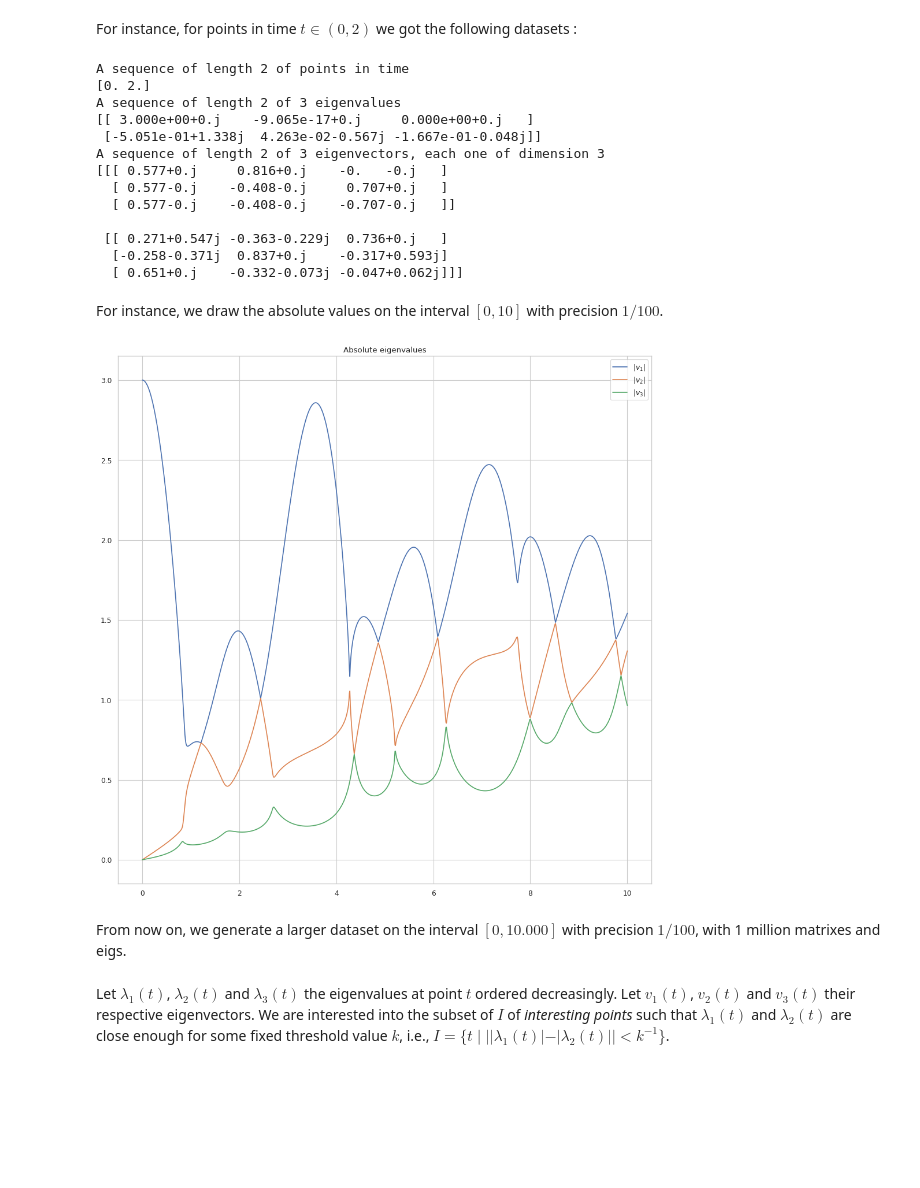
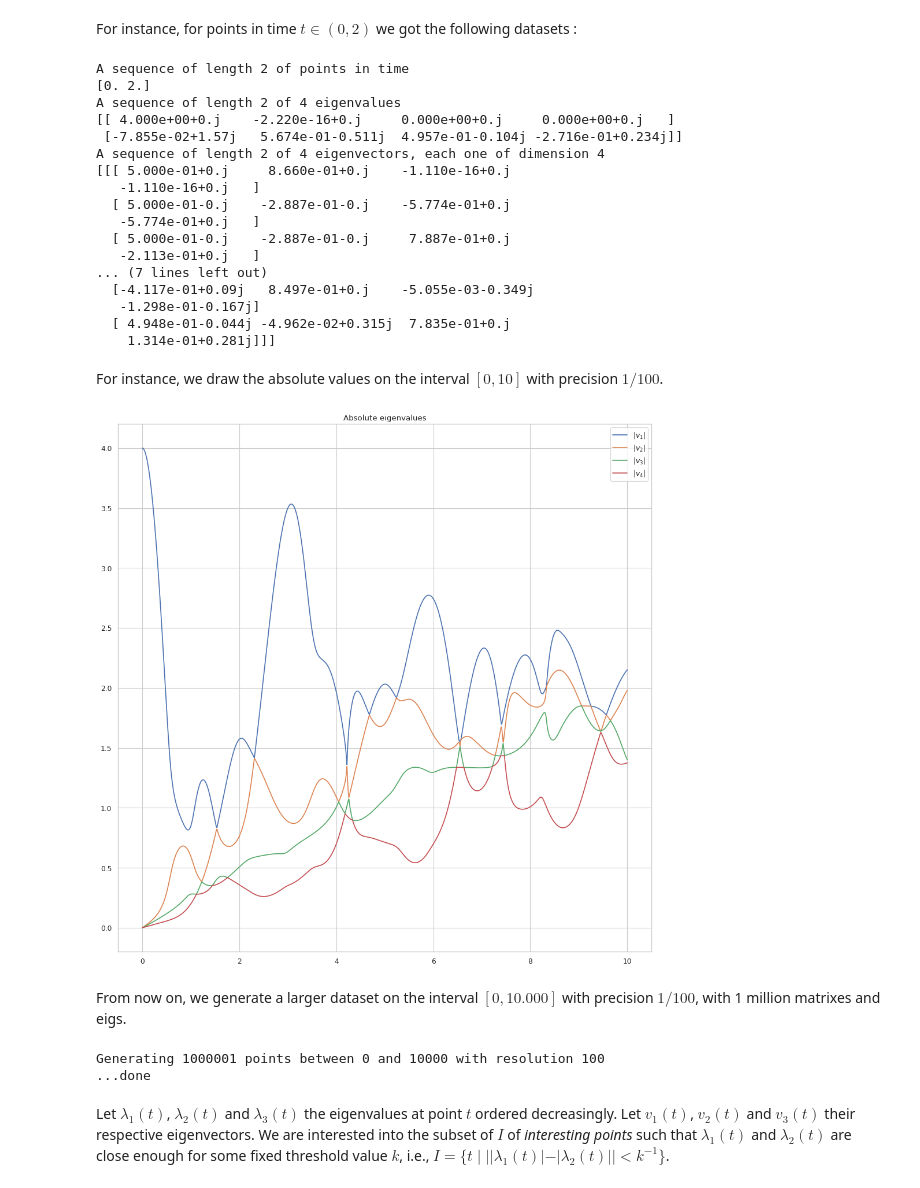
Before and after one commit to romulusFR/unc-misc-isea, a Jupyter notebook: maths/eig_of_matrices.ipynb, the cells around one changed output. Drawn from its saved outputs; the diff is of its cells as text; code cells hidden in the pictures; blank space fills up the shorter version.

```diff
--- a/maths/eig_of_matrices.ipynb
+++ b/maths/eig_of_matrices.ipynb
@@ -26,7 +26,7 @@ Coefficients $k_{x,y}$ constitue a $3 \times 3$ indexed sequence of real numbers
 # %%
 # primes nombers
 primes = [1, 2, 3, 5, 7, 11, 13, 17, 19, 23, 29, 31, 37, 41, 43, 47, 53, 59, 61, 67, 71, 73, 79, 83, 89, 97]
-NDIM = 3
+NDIM = 4
 
 
 def gen_matrix(t=1, factors=None):
@@ -34,7 +34,7 @@ def gen_matrix(t=1, factors=None):
     # default value
     if factors is None:
         factors = np.sqrt(primes[: NDIM**2])
-    return np.exp(np.array(factors, dtype=np.cdouble) * t * 1j).reshape(NDIM, NDIM)
+    return np.exp(np.array(factors, dtype=np.clongdouble) * t * 1j).reshape(NDIM, NDIM)
 # %% [markdown]
 We display for instance the matrix $M(1)$ below.
 # %%
@@ -75,16 +76,16 @@ As an example, let's extract eigenvalues $v_i$ and vectors $\lambda_i$ from $M(1
 - the eigenvectors are normalized
 - eigenvectors $v_i$ are such that $\lambda_i v_i =  M v_i$
 # %%
-vals, vecs = extract_eivs(M)
-print(f"Eigenvalues: {vals}")
-print(f"Absolute values (sorted): {np.absolute(vals)}")
-print(f"Eigenvectors:\n{vecs}")
+M_vals, M_vecs = extract_eivs(M)
+print(f"Eigenvalues: {M_vals}")
+print(f"Absolute values (sorted): {np.absolute(M_vals)}")
+print(f"Eigenvectors:\n{M_vecs}")
 
 # sanity check on each dimension
 for n in range(NDIM):
     # chek that the n-th eigenvectors is related to the n-th eigenvalue
-    redo = M @ vecs[:, n]
-    norm = np.sum(np.absolute(vecs[:, n] * vecs[:, n]))
-    assert np.allclose(redo, vals[n]*vecs[:, n])
+    redo = M @ M_vecs[:, n]
+    norm = np.sum(np.absolute(M_vecs[:, n] * M_vecs[:, n]))
+    assert np.allclose(redo, M_vals[n]*M_vecs[:, n])
     assert np.isclose(norm, 1.0)
 # %% [output]
@@ -97,7 +99,7 @@ Eigenvectors:
 # %% [markdown]
 Now, with given a minimum time $t_1$, a maximum time $t_n$ and a number of points $n$, we generate a sequence of equally spaced points in time $T = (t_1, \dots, t_n)$, then we compute all $M(t_i)$ and their associated eigenvalues and vectors.
 # %%
-def get_all_eivs(mini, maxi, nb):
+def get_all_eivs(mini, maxi, nb, factory = gen_matrix):
     """Returns a 3*nb array of eigenvalues : 1st row the largest modulus of each matrix, 2nd and 3rd, for nb parameters betwen mini an dmaxi
 
     ts: the points in time
@@ -105,50 +107,52 @@ def get_all_eivs(mini, maxi, nb):
     vecs: the eigenvectors
     """
     ts = np.linspace(mini, maxi, nb)
-    res = [extract_eivs(gen_matrix(t)) for t in ts]
+    res = [extract_eivs(factory(t)) for t in ts]
     # unzip
     vals, vecs = zip(*res)
     # vals = np.apply_along_axis(lambda t: extract_eivs(gen_matrix(t))[1], 0, ts.reshape(1, -1))
     # vecs = np.apply_along_axis(lambda t: extract_eivs(gen_matrix(t))[1], 0, ts.reshape(1, -1))
-
     return ts, np.array(vals), np.array(vecs)
 # %% [markdown]
 For instance, for points in time $t \in (0, 2)$ we got the following datasets :
 # %%
-ts, vs, es = get_all_eivs(0, 2, 2)
-print(f"A sequence of length 2 of points in time\n{ts}")
-print(f"A sequence of length 2 of {NDIM} eigenvalues\n{vs}")
-print(f"A sequence of length 2 of {NDIM} eigenvectors, each one of dimension {NDIM}\n{es}")
+ts_2, vals_2, vecs_2 = get_all_eivs(0, 2, 2)
+print(f"A sequence of length 2 of points in time\n{ts_2}")
+print(f"A sequence of length 2 of {NDIM} eigenvalues\n{vals_2}")
+print(f"A sequence of length 2 of {NDIM} eigenvectors, each one of dimension {NDIM}\n{vecs_2}")
 # %% [output]
 A sequence of length 2 of points in time
 [0. 2.]
-A sequence of length 2 of 3 eigenvalues
-[[ 3.000e+00+0.j    -9.065e-17+0.j     0.000e+00+0.j   ]
- [-5.051e-01+1.338j  4.263e-02-0.567j -1.667e-01-0.048j]]
-A sequence of length 2 of 3 eigenvectors, each one of dimension 3
-[[[ 0.577+0.j     0.816+0.j    -0.   -0.j   ]
-  [ 0.577-0.j    -0.408-0.j     0.707+0.j   ]
-  [ 0.577-0.j    -0.408-0.j    -0.707-0.j   ]]
-
- [[ 0.271+0.547j -0.363-0.229j  0.736+0.j   ]
-  [-0.258-0.371j  0.837+0.j    -0.317+0.593j]
-  [ 0.651+0.j    -0.332-0.073j -0.047+0.062j]]]
+A sequence of length 2 of 4 eigenvalues
+[[ 4.000e+00+0.j    -2.220e-16+0.j     0.000e+00+0.j     0.000e+00+0.j   ]
+ [-7.855e-02+1.57j   5.674e-01-0.511j  4.957e-01-0.104j -2.716e-01+0.234j]]
+A sequence of length 2 of 4 eigenvectors, each one of dimension 4
+[[[ 5.000e-01+0.j     8.660e-01+0.j    -1.110e-16+0.j
+   -1.110e-16+0.j   ]
+  [ 5.000e-01-0.j    -2.887e-01-0.j    -5.774e-01+0.j
+   -5.774e-01+0.j   ]
+  [ 5.000e-01-0.j    -2.887e-01-0.j     7.887e-01+0.j
+   -2.113e-01+0.j   ]
+... (7 lines left out)
+  [-4.117e-01+0.09j   8.497e-01+0.j    -5.055e-03-0.349j
+   -1.298e-01-0.167j]
+  [ 4.948e-01-0.044j -4.962e-02+0.315j  7.835e-01+0.j
+    1.314e-01+0.281j]]]
 # %% [markdown]
 For instance, we draw the absolute values on the interval $[0, 10]$ with precision $1/100$.
 # %%
-ts, vals, vecs = get_all_eivs(0, 10, 1_001)
+ts_100, vals_100, vecs_100 = get_all_eivs(0, 10, 1_001)
 fig, ax = plt.subplots(constrained_layout=True)
 for k in range(NDIM):
     # print(k, vals[:,k])
-
-    # plt.xticks(ticks = np.linspace(MIN, MAX*np.pi/2, X_STEPS), labels = [f"${x}\\times \\frac{{\\pi}}{{2}}$" for x in range(X_STEPS)])
-    k_th_vals = vals[:, k]
-    sns.lineplot(x=ts, y=np.absolute(k_th_vals), label=f"$|v_{k+1}|$", ax=ax)
+        # plt.xticks(ticks = np.linspace(MIN, MAX*np.pi/2, X_STEPS), labels = [f"${x}\\times \\frac{{\\pi}}{{2}}$" for x in range(X_STEPS)])
+    k_th_vals = vals_100[:, k]
+    sns.lineplot(x=ts_100, y=np.absolute(k_th_vals), label=f"$|v_{k+1}|$", ax=ax)
     # sns.lineplot(x=ts, y=np.angle(k_th_vals), label="angle", ax=ax)
     # sns.lineplot(x=ts, y=np.real(k_th_vals), label="real", ax=ax)
 ax.set_title(f"Absolute eigenvalues")
 plt.show()
 # %% [output]
-[figure, old version]
+[figure, new version]
 # %% [markdown]
 From now on, we generate a larger dataset on the interval $[0, 10.000]$ with precision $1/100$, with 1 million matrixes and eigs.
@@ -157,3 +159,14 @@ ts, vals, vecs = get_all_eivs(0, 10_000, 1_000_001)
+# %%
+T_MIN = 0
+T_MAX = 10000
+T_RES = 100
+T_LEN = T_RES * (T_MAX - T_MIN) + 1
+print(f"Generating {T_LEN} points between {T_MIN} and {T_MAX} with resolution {T_RES}")
+ts, vals, vecs = get_all_eivs(T_MIN, T_MAX, T_LEN)
+print(f"...done")
+# %% [output]
+Generating 1000001 points between 0 and 10000 with resolution 100
+...done
 # %% [markdown]
 Let $\lambda_1(t)$, $\lambda_2(t)$ and $\lambda_3(t)$ the eigenvalues at point $t$ ordered decreasingly.
 Let $v_1(t)$, $v_2(t)$ and $v_3(t)$ their respective eigenvectors.
```
Also changed, not shown: parts of 8 cells of this notebook.
